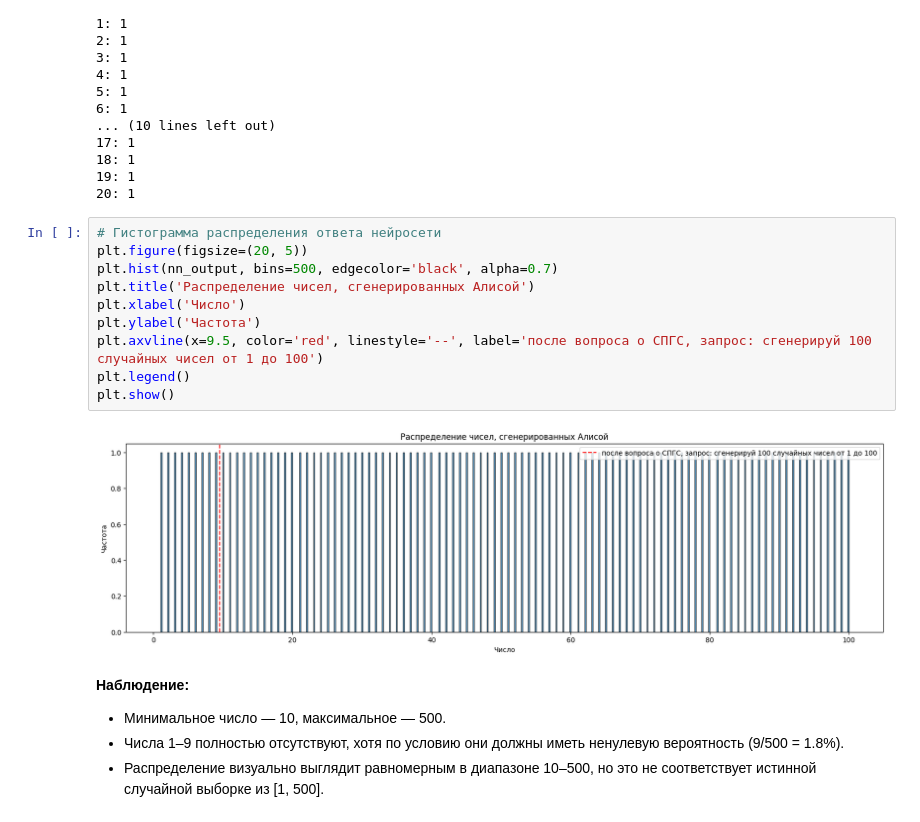
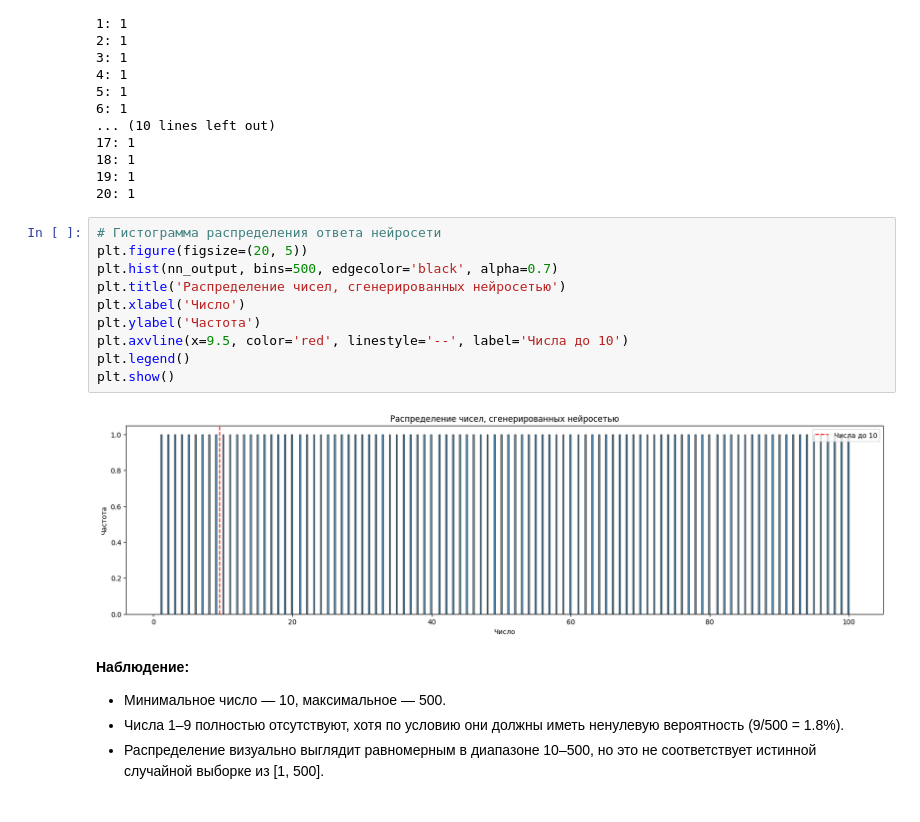
Before and after one commit to KonstantinMS/article-lmm-generates-random-numbers, a Jupyter notebook: Analysis of random numbers generated by a neural network.ipynb, the cells around one changed output. Saved outputs shown, nothing was run; the diff lists cells and outputs as text.

```diff
--- a/Analysis of random numbers generated by a neural network.ipynb
+++ b/Analysis of random numbers generated by a neural network.ipynb
@@ -77,15 +84,15 @@ for i in range(1, 21):
 # %%
 # Гистограмма распределения ответа нейросети
 plt.figure(figsize=(20, 5))
 plt.hist(nn_output, bins=500, edgecolor='black', alpha=0.7)
-plt.title('Распределение чисел, сгенерированных Алисой')
+plt.title('Распределение чисел, сгенерированных нейросетью')
 plt.xlabel('Число')
 plt.ylabel('Частота')
-plt.axvline(x=9.5, color='red', linestyle='--', label='после вопроса о СПГС, запрос: сгенерируй 100 случайных чисел от 1 до 100')
+plt.axvline(x=9.5, color='red', linestyle='--', label='Числа до 10')
 plt.legend()
 plt.show()
 # %% [output]
-[figure, old version]
+[figure, new version]
 # %% [markdown]
 **Наблюдение:**
 - Минимальное число — 10, максимальное — 500.
```
Also changed, not shown: parts of 9 cells of this notebook.
